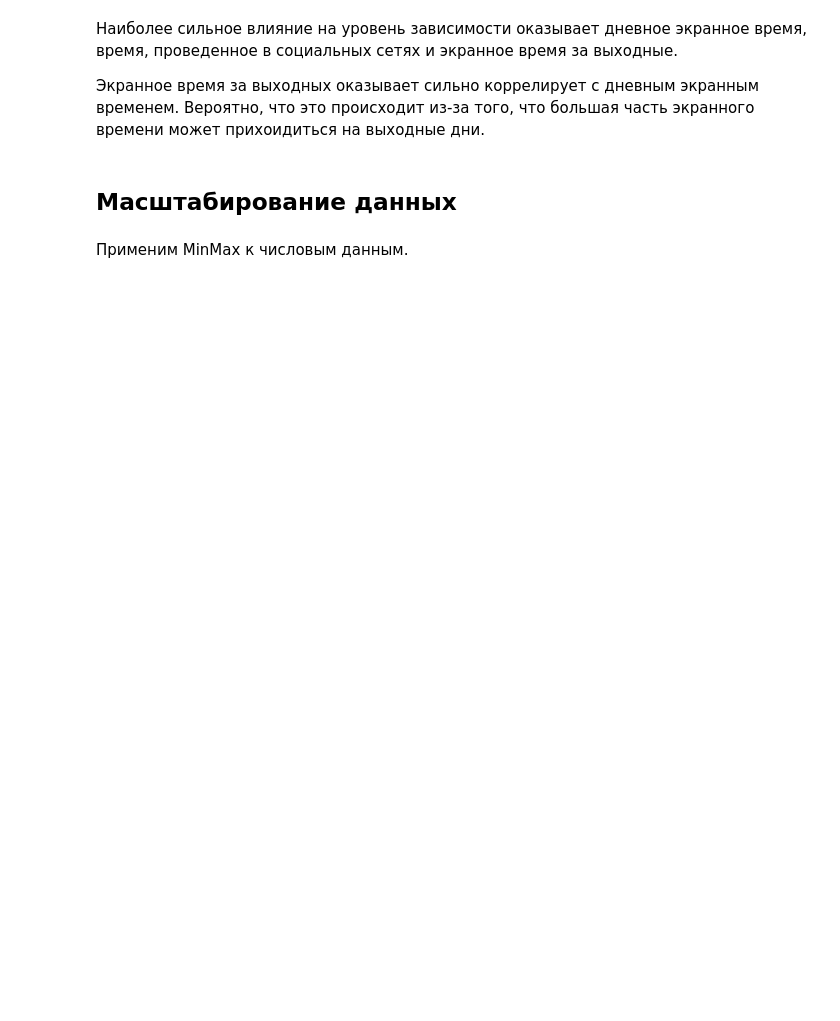
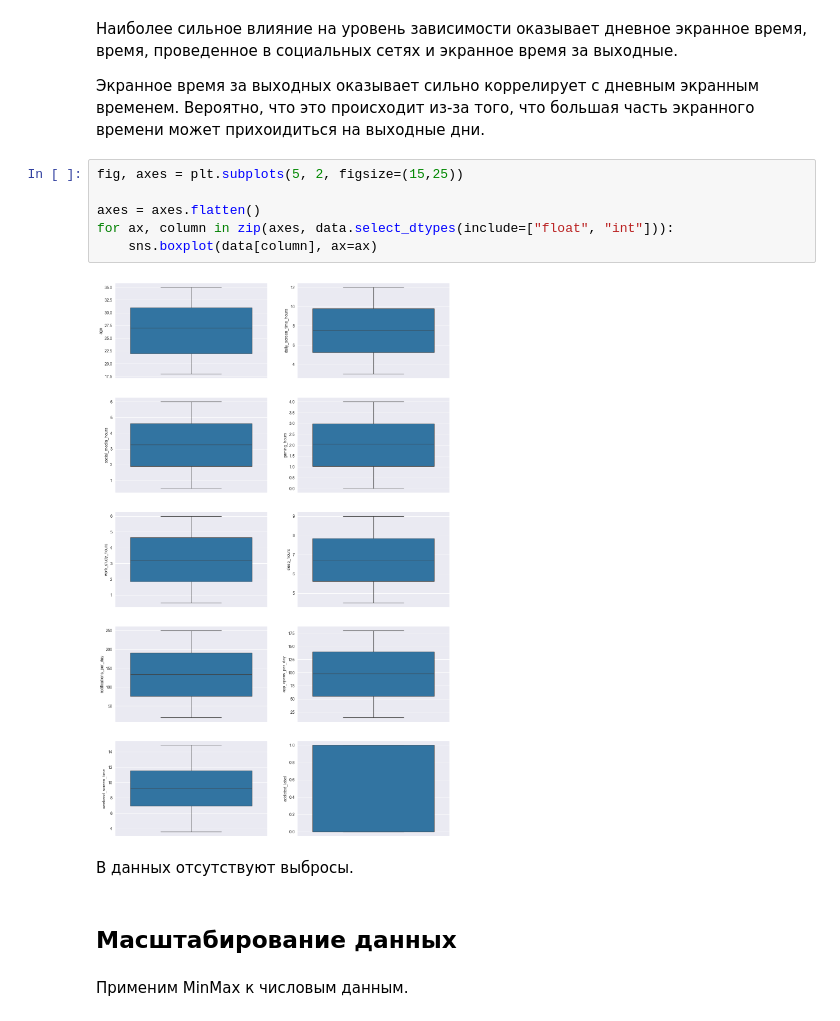
Before and after one commit to stwz13/ml, a Jupyter notebook: practice5.ipynb, the cells around one changed output. Drawn from its saved outputs; the diff is of its cells as text; blank space fills up the shorter version.

```diff
--- a/practice5.ipynb
+++ b/practice5.ipynb
@@ -172,6 +172,16 @@ sns.heatmap(data.corr(numeric_only=True), linewidths=.5, cmap="YlGnBu", linewidt
 Наиболее сильное влияние на уровень зависимости оказывает дневное экранное время, время, проведенное в социальных сетях и экранное время за выходные.
 
 Экранное время за выходных оказывает сильно коррелирует с дневным экранным временем. Вероятно, что это происходит из-за того, что большая часть экранного времени может прихоидиться на выходные дни.
+# %%
+fig, axes = plt.subplots(5, 2, figsize=(15,25))
+
+axes = axes.flatten()
+for ax, column in zip(axes, data.select_dtypes(include=["float", "int"])):
+    sns.boxplot(data[column], ax=ax)
+# %% [output]
+[figure, added]
+# %% [markdown]
+В данных отсутствуют выбросы.
 # %% [markdown]
 ## Масштабирование данных
 # %% [markdown]
```
Also changed, not shown: parts of 21 cells of this notebook.
